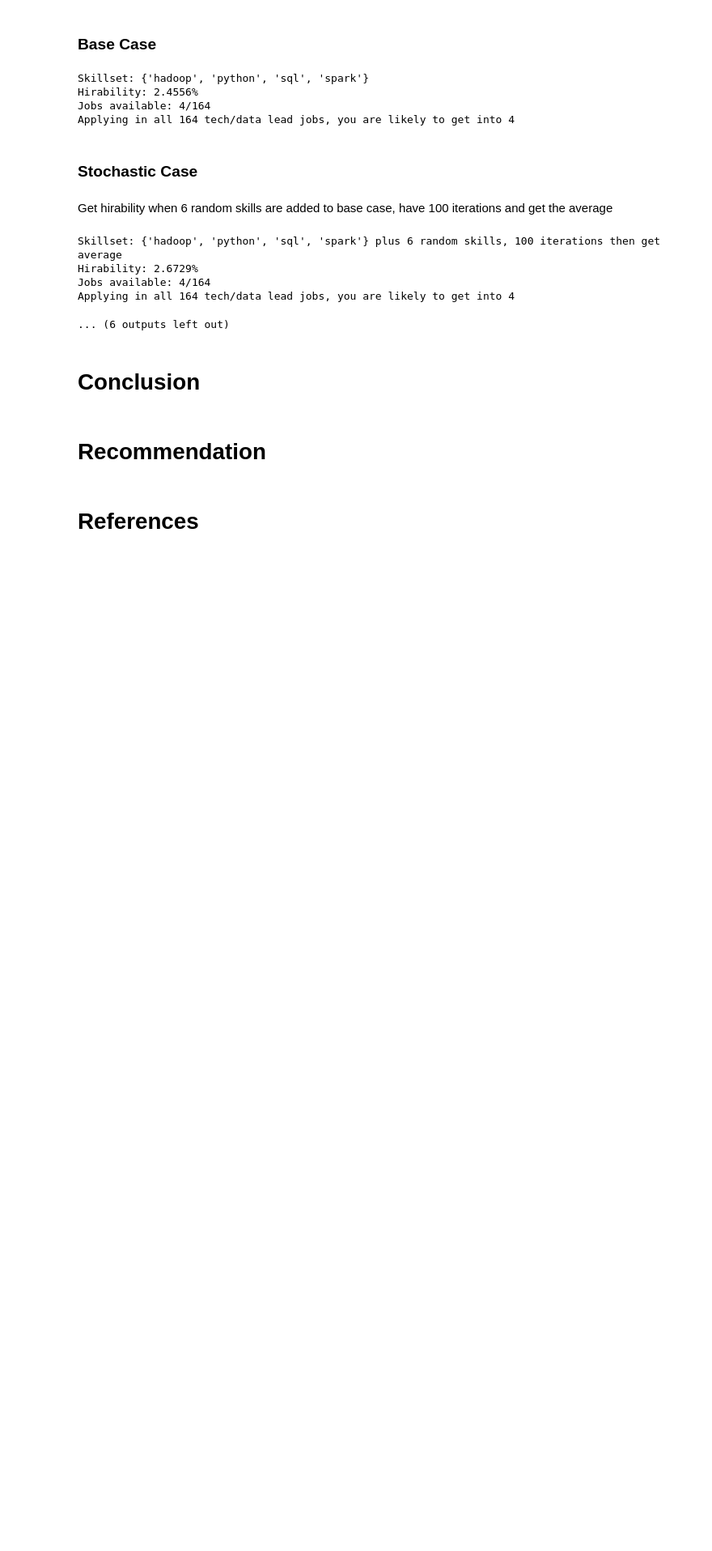
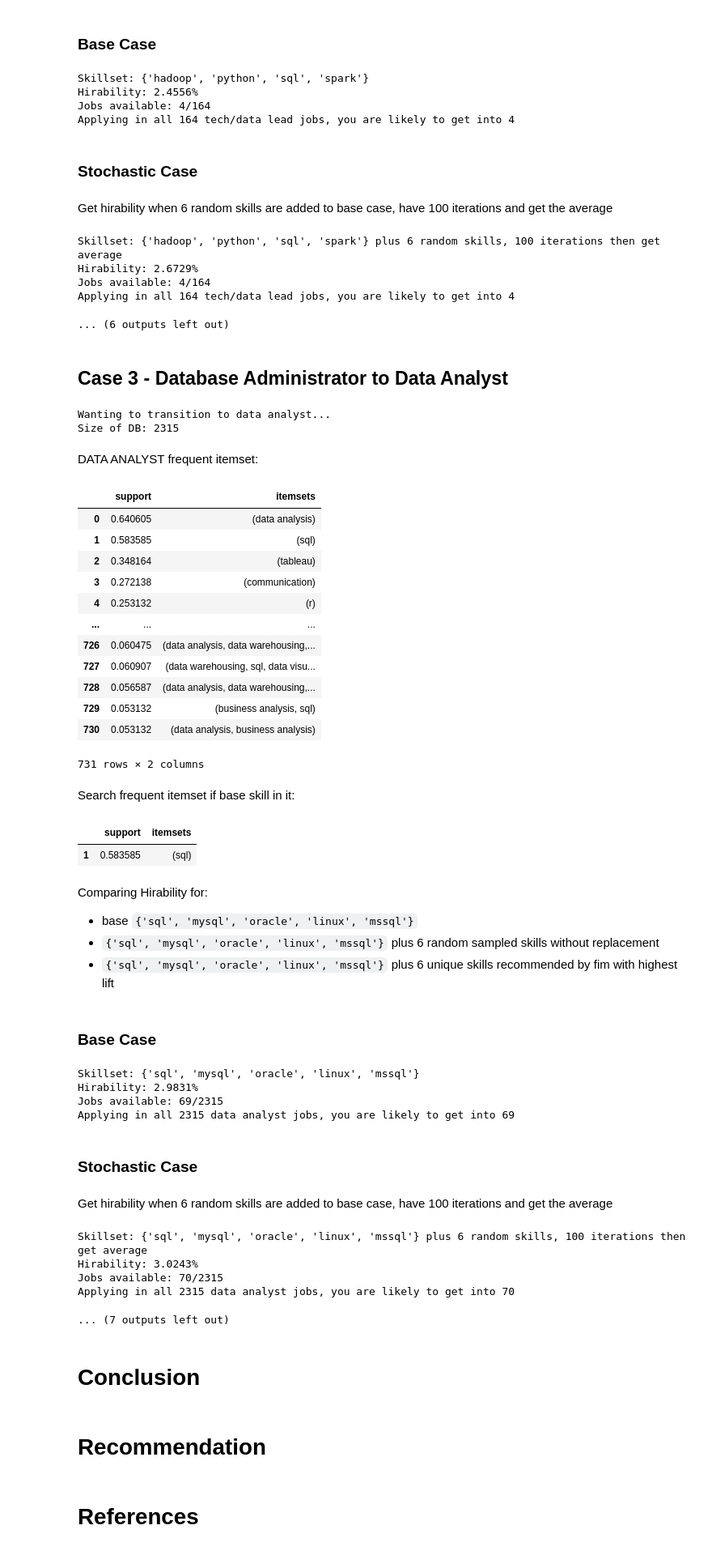
Before and after one commit to vsitucal-personal/DMW2_Final, a Jupyter notebook: DMW2_not_interactive.ipynb, the cells around one changed output. Shown at 81% size. Cells and saved outputs as stored; diff of their text form; code cells hidden in the pictures; blank space fills up the shorter version.

```diff
--- a/DMW2_not_interactive.ipynb
+++ b/DMW2_not_interactive.ipynb
@@ -343,6 +343,53 @@ Hirability: 2.6729%
 Jobs available: 4/164
 Applying in all 164 tech/data lead jobs, you are likely to get into 4
 ... (6 outputs left out)
+# %% [markdown]
+## Case 3 - Database Administrator to Data Analyst
+# %%
+base_skills = {"sql", "linux", "oracle", "mssql", "mysql"}
+test_fim(
+    merged_df=merged_df,
+    job_tit="data analyst",
+    supp=0.05,
+    base_skills=base_skills,
+    no_skills_to_add=6,
+)
+# %% [output]
+Wanting to transition to data analyst...
+Size of DB: 2315
+DATA ANALYST frequent itemset:
+|  | support | itemsets |
+| 0 | 0.640605 | (data analysis) |
+| 1 | 0.583585 | (sql) |
+| 2 | 0.348164 | (tableau) |
+| 3 | 0.272138 | (communication) |
+| 4 | 0.253132 | (r) |
+| ... | ... | ... |
+| 726 | 0.060475 | (data analysis, data warehousing,... |
+| 727 | 0.060907 | (data warehousing, sql, data visu... |
+| 728 | 0.056587 | (data analysis, data warehousing,... |
+| 729 | 0.053132 | (business analysis, sql) |
+| 730 | 0.053132 | (data analysis, business analysis) |
+731 rows × 2 columns
+Search frequent itemset if base skill in it:
+|  | support | itemsets |
+| 1 | 0.583585 | (sql) |
+Comparing Hirability for:
+- base `{'sql', 'mysql', 'oracle', 'linux', 'mssql'}`
+- `{'sql', 'mysql', 'oracle', 'linux', 'mssql'}` plus 6 random sampled skills without replacement
+- `{'sql', 'mysql', 'oracle', 'linux', 'mssql'}` plus 6 unique skills recommended by fim with highest lift
+### Base Case
+Skillset: {'sql', 'mysql', 'oracle', 'linux', 'mssql'}
+Hirability: 2.9831%
+Jobs available: 69/2315
+Applying in all 2315 data analyst jobs, you are likely to get into 69
+### Stochastic Case
+Get hirability when 6 random skills are added to base case, have 100 iterations and get the average
+Skillset: {'sql', 'mysql', 'oracle', 'linux', 'mssql'} plus 6 random skills, 100 iterations then get average
+Hirability: 3.0243%
+Jobs available: 70/2315
+Applying in all 2315 data analyst jobs, you are likely to get into 70
+... (7 outputs left out)
 # %% [markdown]
 # Conclusion
 # %% [markdown]
```
Also changed, not shown: parts of 2 cells of this notebook.
